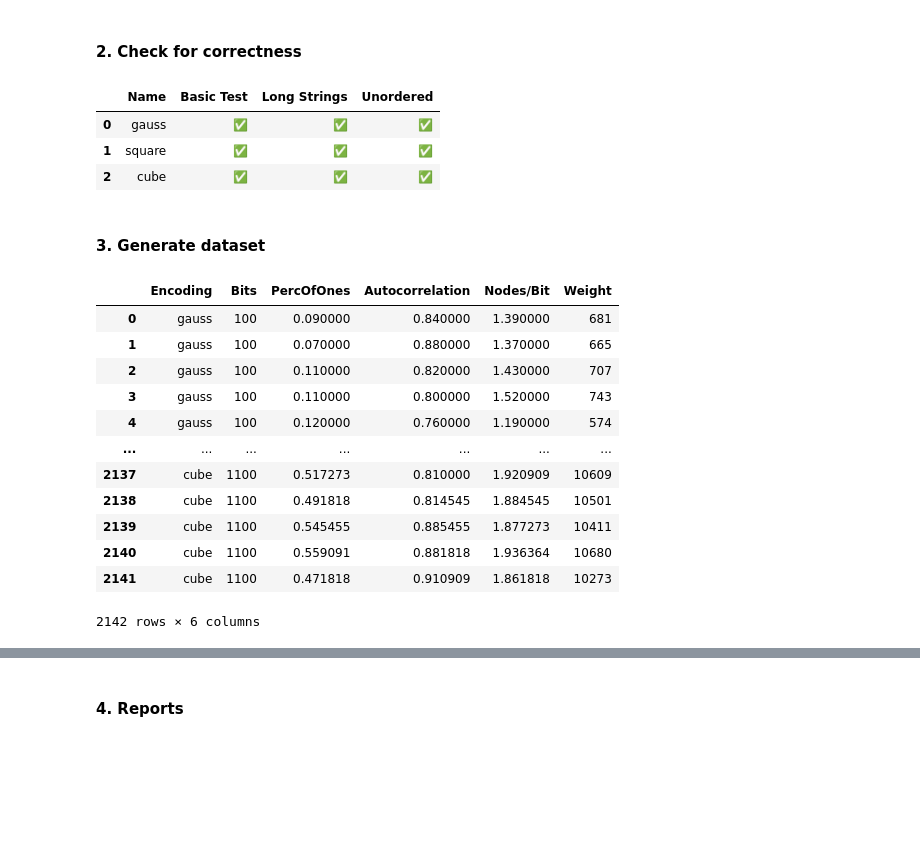
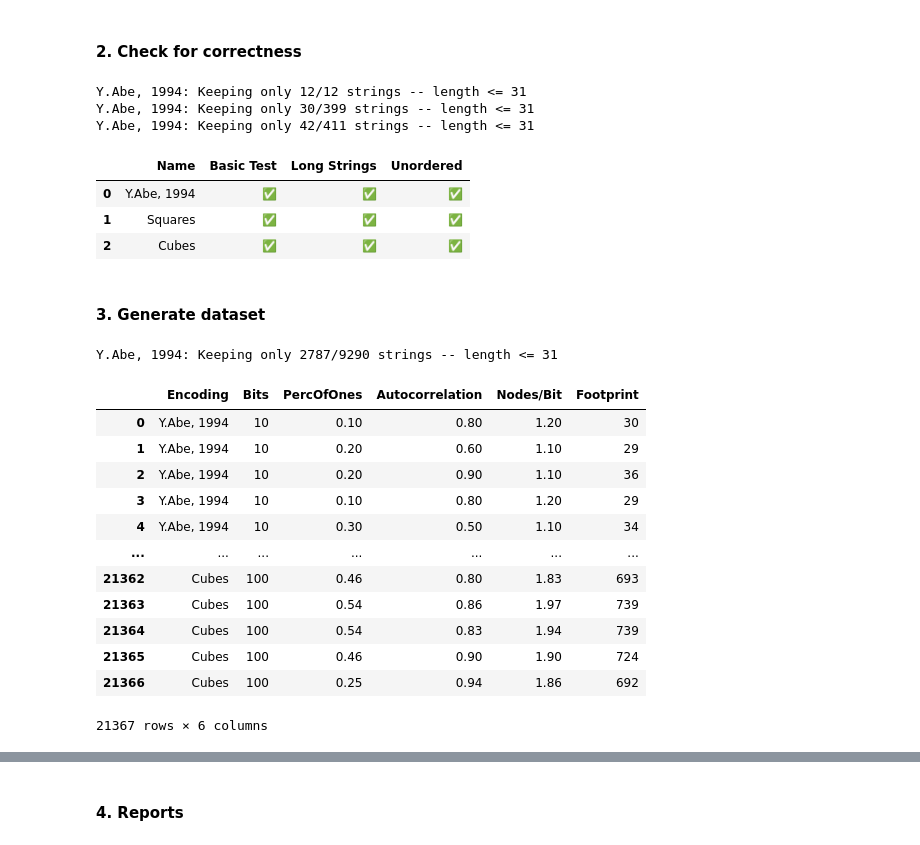
Before and after one commit to marcomaida/claycode, a Jupyter notebook: experiments/bit_to_tree/encoding_comparison.ipynb, the cells around one changed output, grey strips where cells are left out. Saved outputs shown, nothing was run; the diff lists cells and outputs as text; code cells hidden in the pictures; blank space fills up the shorter version.

```diff
--- a/experiments/bit_to_tree/encoding_comparison.ipynb
+++ b/experiments/bit_to_tree/encoding_comparison.ipynb
@@ -47,6 +50,7 @@ ENCODINGS_UNFILTERED = [
 # %% [markdown]
 #### 2. Check for correctness
 # %%
+
 
 from func_timeout import func_timeout, FunctionTimedOut
 
@@ -54,14 +58,20 @@ BASIC_STRINGS = [
     "0","1","01","10","11", "100", "101", "110", "111",     # basic
     "010101010101", "0000000000", "1111111111",             # something more complex
 ]
-LONG_STRINGS = [util.gen_bit_string(300) for _ in range(300)]
+LONG_STRINGS = [util.gen_bit_string(i) for i in range(1, 400)]
 
-def string_test(strings, name, btt, ttb, shuffle=False):
+def string_test(strings, name, btt, ttb, max_bits, shuffle=False):
     def encode_decode(s):
         t = btt(s)
         if t is not None and shuffle:
             util.shuffle_tree(t)
         return ttb(t)
+
+    # Filter out strings for encodings that have limited capabilities
+    if max_bits is not None:
+        orig_strings_len = len(strings)
+        strings = [s for s in strings if len(s) < max_bits]
+        print(f"{name}: Keeping only {len(strings)}/{orig_strings_len} strings -- length <= {max_bits}")
 
     try:
         if ttb is None:
@@ -78,10 +88,10 @@ def string_test(strings, name, btt, ttb, shuffle=False):
         return f"🧨️️️️️️ {e}"
 
 results = [[name,
-            string_test(BASIC_STRINGS, name, btt, ttb),
-            string_test(LONG_STRINGS, name, btt, ttb),
-            string_test(BASIC_STRINGS+LONG_STRINGS, name, btt, ttb, True),]
-            for name, btt, ttb in ENCODINGS_UNFILTERED]
+            string_test(BASIC_STRINGS, name, btt, ttb, max_bits),
+            string_test(LONG_STRINGS, name, btt, ttb, max_bits),
+            string_test(BASIC_STRINGS+LONG_STRINGS, name, btt, ttb, max_bits, True),]
+            for name, btt, ttb, max_bits in ENCODINGS_UNFILTERED]
 
 df = pd.DataFrame(results, columns=['Name', 'Basic Test', "Long Strings", "Unordered"])
 
@@ -97,66 +107,76 @@ ENCODINGS = [e for e in ENCODINGS_UNFILTERED if e[0] not in to_discard]
 
 df
 # %% [output]
+Y.Abe, 1994: Keeping only 12/12 strings -- length <= 31
+Y.Abe, 1994: Keeping only 30/399 strings -- length <= 31
+Y.Abe, 1994: Keeping only 42/411 strings -- length <= 31
 |  | Name | Basic Test | Long Strings | Unordered |
-| 0 | gauss | ✅ | ✅ | ✅ |
-| 1 | square | ✅ | ✅ | ✅ |
-| 2 | cube | ✅ | ✅ | ✅ |
+| 0 | Y.Abe, 1994 | ✅ | ✅ | ✅ |
+| 1 | Squares | ✅ | ✅ | ✅ |
+| 2 | Cubes | ✅ | ✅ | ✅ |
 # %% [markdown]
 #### 3. Generate dataset
 # %%
-BIT_STRING_LENGTHS = [100, 300, 500, 700, 900, 1100]
+BIT_STRING_LENGTHS = [10, 20, 30, 40, 50, 60, 70, 80, 90, 100]
 PROBABILITY_OF_ONE = [.1, .2, .3, .4, .5, .6, .7, .8, .9]
 AUTOCORRELATION = [.1, .2, .3, .4, .5, .6, .7, .8, .9]
-SAMPLES_PER_STRING_TYPE = 10
+SAMPLES_PER_STRING_TYPE = 100
 SAMPLES_PER_STRING_TYPE_AC = 3
 
 # Build generic random data set with random string.
 dataset_generic = [util.gen_bit_string(length, prob_of_one)
                         for length in BIT_STRING_LENGTHS
                         for prob_of_one in PROBABILITY_OF_ONE
                         for _ in range(SAMPLES_PER_STRING_TYPE)]
 
 # Inject some edge cases (all zeros, all ones)
 dataset_generic += [util.gen_bit_string(length, prob_of_one)
                         for length in BIT_STRING_LENGTHS
                         for prob_of_one in [0., 1.]]
 
 
 dataset_generic += [util.gen_bit_string_with_autocorrelation(length, ac)
                         for length in BIT_STRING_LENGTHS
                         for ac in AUTOCORRELATION
                         for _ in range(SAMPLES_PER_STRING_TYPE_AC)]
 
-def dataset_for_encoding (encoding_name, bit_to_tree_fun):
+def dataset_for_encoding (encoding_name, bit_to_tree_fun, max_bits):
+    filtered_dataset = dataset_generic
+    if max_bits is not None:
+        orig_strings_len = len(filtered_dataset)
+        filtered_dataset = [s for s in filtered_dataset if len(s) < max_bits]
+        print(f"{encoding_name}: Keeping only {len(filtered_dataset)}/{orig_strings_len} strings -- length <= {max_bits}")
+
     # Generate random bit strings with various properties
     # Given a bit string, generate a data point
     # [encoding name, length, num nodes]
     def data_point(bit_str):
         tree = bit_to_tree_fun(bit_str)
         str_len = len(bit_str)
         perc_of_ones = bit_str.count('1') / str_len
         autocorrelation = util.autocorrelation(bit_str)
-        return [encoding_name, str_len, perc_of_ones, autocorrelation, tree.n_descendants/str_len, tree.get_total_weight()]
+        return [encoding_name, str_len, perc_of_ones, autocorrelation, tree.n_descendants/str_len, tree.get_total_footprint()]
 
-    return [data_point(bit_str) for bit_str in dataset_generic]
+    return [data_point(bit_str) for bit_str in filtered_dataset]
 
 dataset = []
-for encoding_name, btt, _ in ENCODINGS:
-    dataset += dataset_for_encoding(encoding_name, btt)
+for encoding_name, btt, _, max_bits in ENCODINGS:
+    dataset += dataset_for_encoding(encoding_name, btt, max_bits)
 
-df = pd.DataFrame(dataset, columns=['Encoding', 'Bits', 'PercOfOnes', 'Autocorrelation', 'Nodes/Bit', 'Weight'])
+df = pd.DataFrame(dataset, columns=['Encoding', 'Bits', 'PercOfOnes', 'Autocorrelation', 'Nodes/Bit', 'Footprint'])
 df
 # %% [output]
+Y.Abe, 1994: Keeping only 2787/9290 strings -- length <= 31
-|  | Encoding | Bits | PercOfOnes | Autocorrelation | Nodes/Bit | Weight |
-| 0 | gauss | 100 | 0.090000 | 0.840000 | 1.390000 | 681 |
-| 1 | gauss | 100 | 0.070000 | 0.880000 | 1.370000 | 665 |
-| 2 | gauss | 100 | 0.110000 | 0.820000 | 1.430000 | 707 |
-| 3 | gauss | 100 | 0.110000 | 0.800000 | 1.520000 | 743 |
-| 4 | gauss | 100 | 0.120000 | 0.760000 | 1.190000 | 574 |
+|  | Encoding | Bits | PercOfOnes | Autocorrelation | Nodes/Bit | Footprint |
+| 0 | Y.Abe, 1994 | 10 | 0.10 | 0.80 | 1.20 | 30 |
+| 1 | Y.Abe, 1994 | 10 | 0.20 | 0.60 | 1.10 | 29 |
+| 2 | Y.Abe, 1994 | 10 | 0.20 | 0.90 | 1.10 | 36 |
+| 3 | Y.Abe, 1994 | 10 | 0.10 | 0.80 | 1.20 | 29 |
+| 4 | Y.Abe, 1994 | 10 | 0.30 | 0.50 | 1.10 | 34 |
 | ... | ... | ... | ... | ... | ... | ... |
-| 2137 | cube | 1100 | 0.517273 | 0.810000 | 1.920909 | 10609 |
-| 2138 | cube | 1100 | 0.491818 | 0.814545 | 1.884545 | 10501 |
-| 2139 | cube | 1100 | 0.545455 | 0.885455 | 1.877273 | 10411 |
-| 2140 | cube | 1100 | 0.559091 | 0.881818 | 1.936364 | 10680 |
-| 2141 | cube | 1100 | 0.471818 | 0.910909 | 1.861818 | 10273 |
+| 21362 | Cubes | 100 | 0.46 | 0.80 | 1.83 | 693 |
+| 21363 | Cubes | 100 | 0.54 | 0.86 | 1.97 | 739 |
+| 21364 | Cubes | 100 | 0.54 | 0.83 | 1.94 | 739 |
+| 21365 | Cubes | 100 | 0.46 | 0.90 | 1.90 | 724 |
+| 21366 | Cubes | 100 | 0.25 | 0.94 | 1.86 | 692 |
-2142 rows × 6 columns
+21367 rows × 6 columns
```
Also changed, not shown: parts of 6 cells of this notebook, 3 other files.
